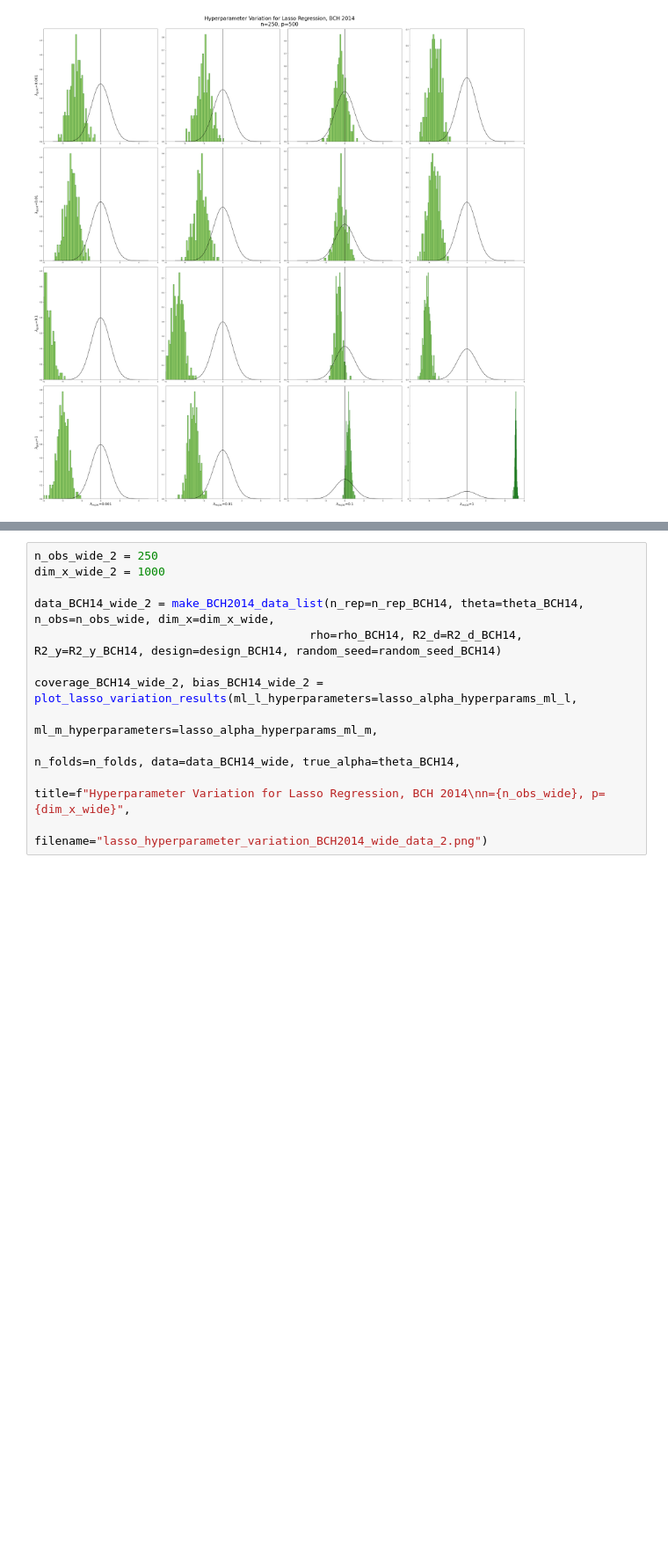
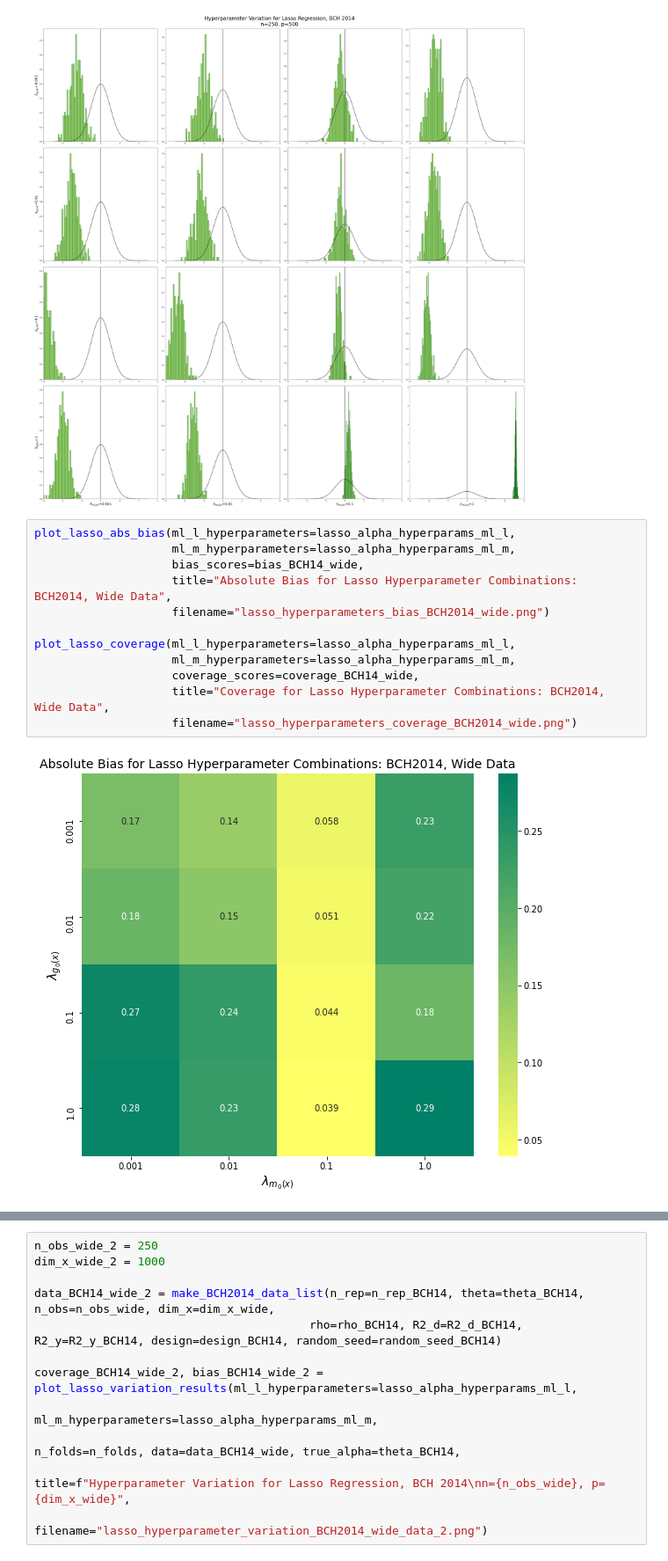
Before and after one commit to JannikKmnn/DoubleML-Hyperparameter-Simulation, a Jupyter notebook: lasso_variation.ipynb, the cells around one changed output, grey strips where cells are left out. Shown at 88% size. Cells and saved outputs as stored; diff of their text form; blank space fills up the shorter version.

Commit message:
Added Coverage and Bias to Simulation Runs and Readme

```diff
--- a/lasso_variation.ipynb
+++ b/lasso_variation.ipynb
@@ -276,3 +276,17 @@ coverage_BCH14_wide, bias_BCH14_wide = plot_lasso_variation_results(ml_l_hyperpa
                                                                     filename="lasso_hyperparameter_variation_BCH2014_wide_data.png")
 # %% [output]
 [figure]
+# %%
+plot_lasso_abs_bias(ml_l_hyperparameters=lasso_alpha_hyperparams_ml_l,
+                    ml_m_hyperparameters=lasso_alpha_hyperparams_ml_m,
+                    bias_scores=bias_BCH14_wide,
+                    title="Absolute Bias for Lasso Hyperparameter Combinations: BCH2014, Wide Data",
+                    filename="lasso_hyperparameters_bias_BCH2014_wide.png")
+
+plot_lasso_coverage(ml_l_hyperparameters=lasso_alpha_hyperparams_ml_l,
+                    ml_m_hyperparameters=lasso_alpha_hyperparams_ml_m,
+                    coverage_scores=coverage_BCH14_wide,
+                    title="Coverage for Lasso Hyperparameter Combinations: BCH2014, Wide Data",
+                    filename="lasso_hyperparameters_coverage_BCH2014_wide.png")
+# %% [output]
+[figure, added]
```
Also changed, not shown: parts of 5 cells of this notebook, 6 other files.
